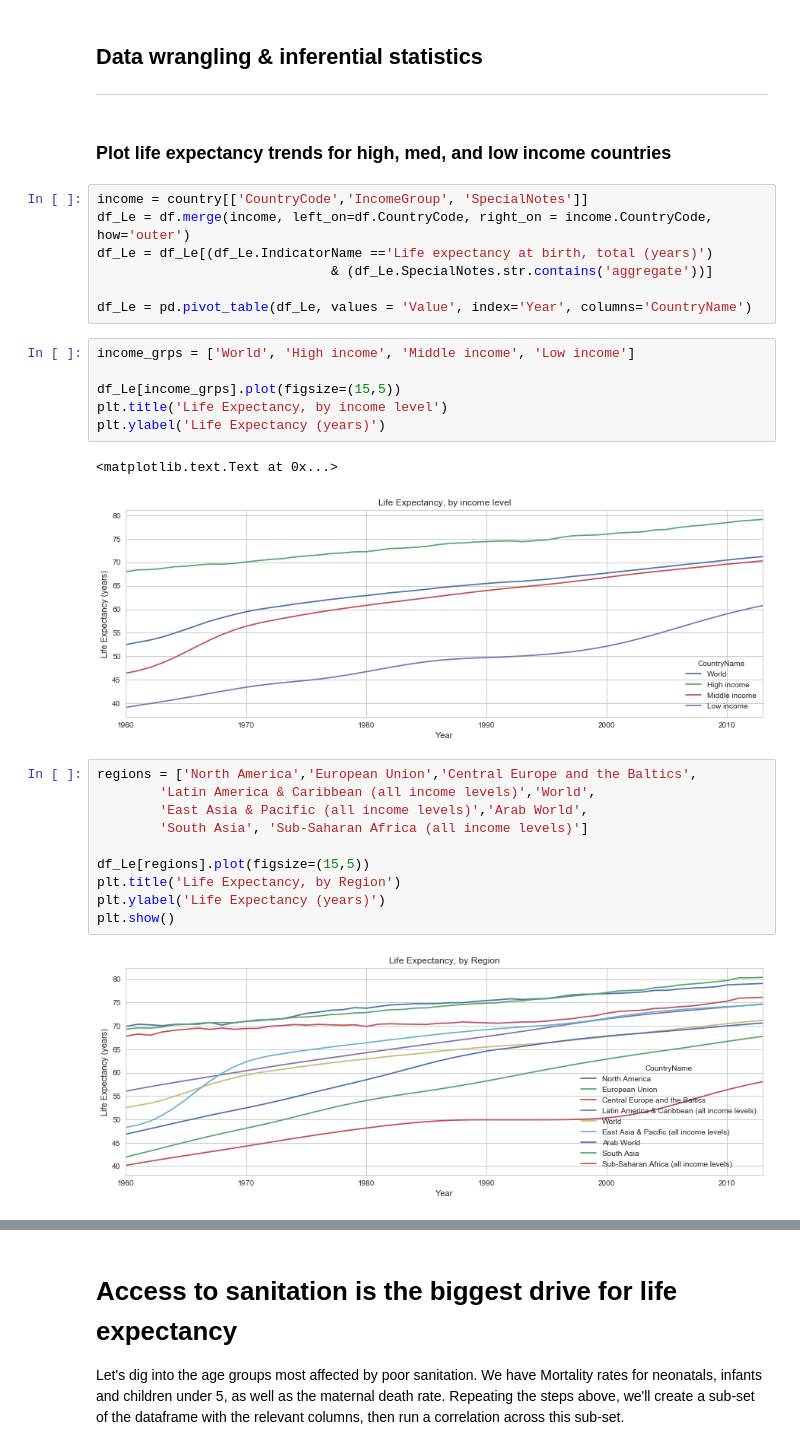
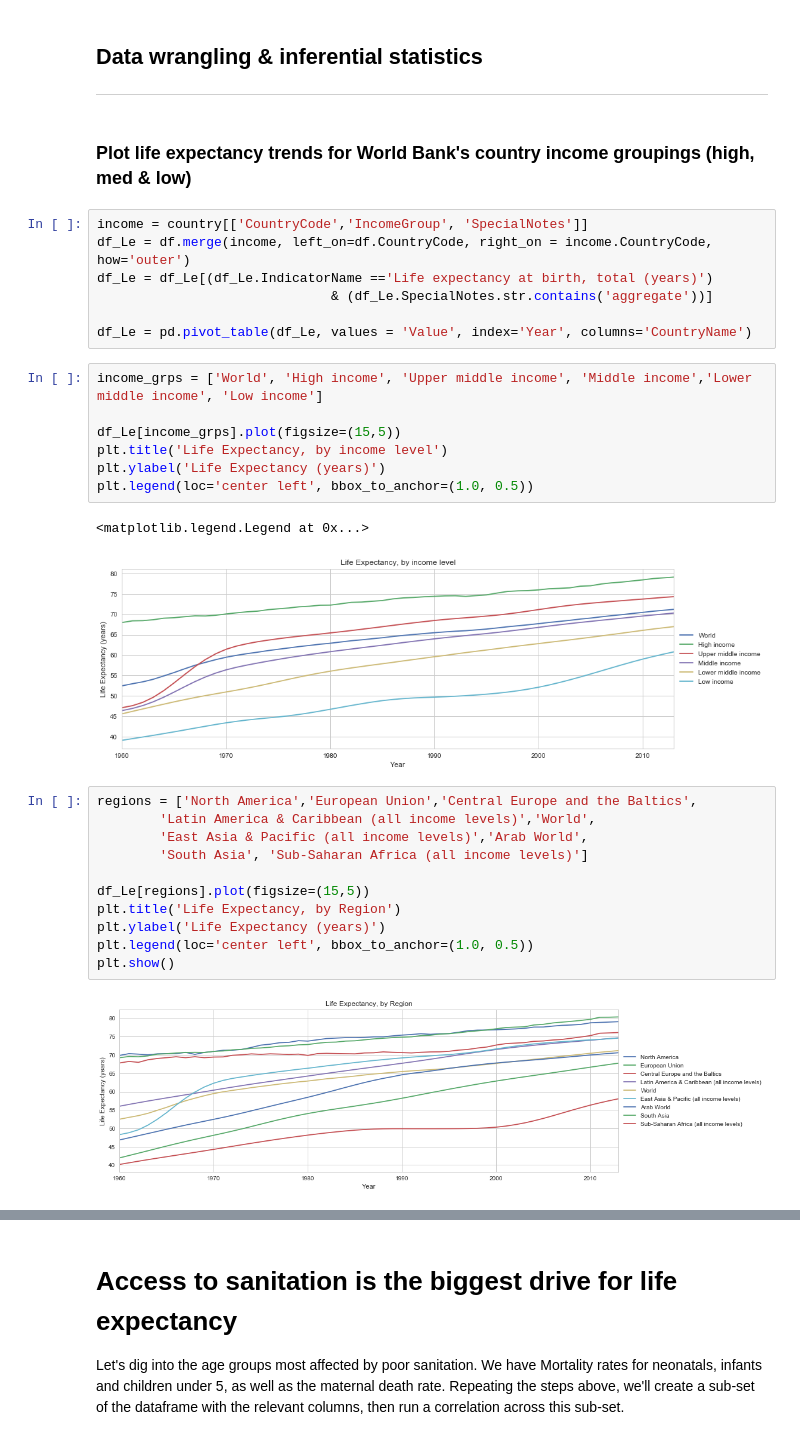
Before and after one commit to gussie/Springboard_data_science, a Jupyter notebook: Capstone1/Capstone 1.ipynb, the cells around one changed output, grey strips where cells are left out. Drawn from its saved outputs; the diff is of its cells as text.

```diff
--- a/Capstone1/Capstone 1.ipynb
+++ b/Capstone1/Capstone 1.ipynb
@@ -103,7 +103,7 @@ df[df.IndicatorName.str.contains('GDP per capita')].groupby(['CountryName', 'Ind
 ## Data wrangling & inferential statistics
 ***
 # %% [markdown]
-### Plot life expectancy trends for high, med, and low income countries
+### Plot life expectancy trends for World Bank's country income groupings (high, med & low)
 # %%
 income = country[['CountryCode','IncomeGroup', 'SpecialNotes']]
 df_Le = df.merge(income, left_on=df.CountryCode, right_on = income.CountryCode, how='outer')
@@ -112,14 +112,15 @@ df_Le = df_Le[(df_Le.IndicatorName =='Life expectancy at birth, total (years)')
 
 df_Le = pd.pivot_table(df_Le, values = 'Value', index='Year', columns='CountryName')
 # %%
-income_grps = ['World', 'High income', 'Middle income', 'Low income']
+income_grps = ['World', 'High income', 'Upper middle income', 'Middle income','Lower middle income', 'Low income']
 
 df_Le[income_grps].plot(figsize=(15,5))
 plt.title('Life Expectancy, by income level')
 plt.ylabel('Life Expectancy (years)')
+plt.legend(loc='center left', bbox_to_anchor=(1.0, 0.5))
 # %% [output]
-<matplotlib.text.Text at 0x...>
+<matplotlib.legend.Legend at 0x...>
-[figure, old version]
+[figure, new version]
 # %%
 regions = ['North America','European Union','Central Europe and the Baltics',
         'Latin America & Caribbean (all income levels)','World',
@@ -129,9 +130,10 @@ regions = ['North America','European Union','Central Europe and the Baltics',
 df_Le[regions].plot(figsize=(15,5))
 plt.title('Life Expectancy, by Region')
 plt.ylabel('Life Expectancy (years)')
+plt.legend(loc='center left', bbox_to_anchor=(1.0, 0.5))
 plt.show()
 # %% [output]
-[figure, old version]
+[figure, new version]
 # %%
 # Plot 2013 life expectancy for all countries, by income grouping
 df_2013 = df.merge(income, left_on=df.CountryCode, right_on = income.CountryCode, how='outer')
```
Also changed, not shown: parts of 23 cells of this notebook, 1 other file.
